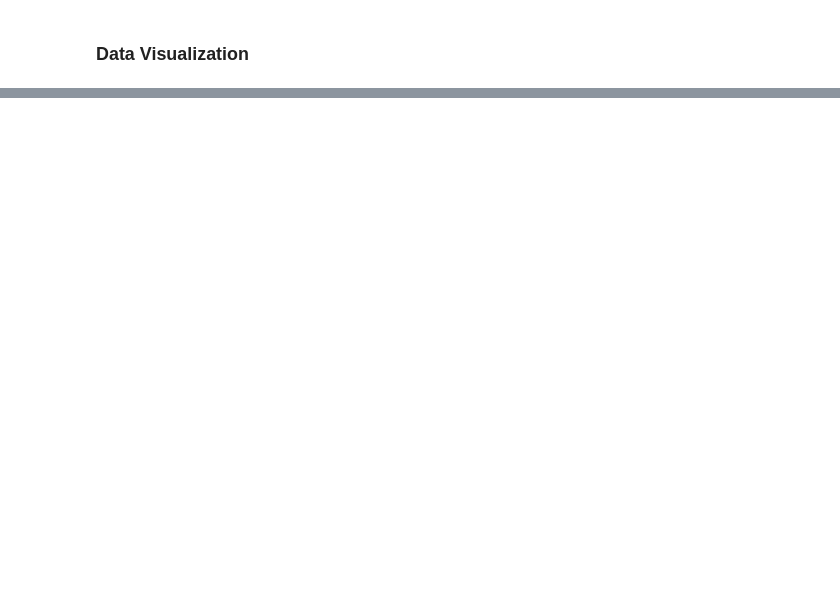
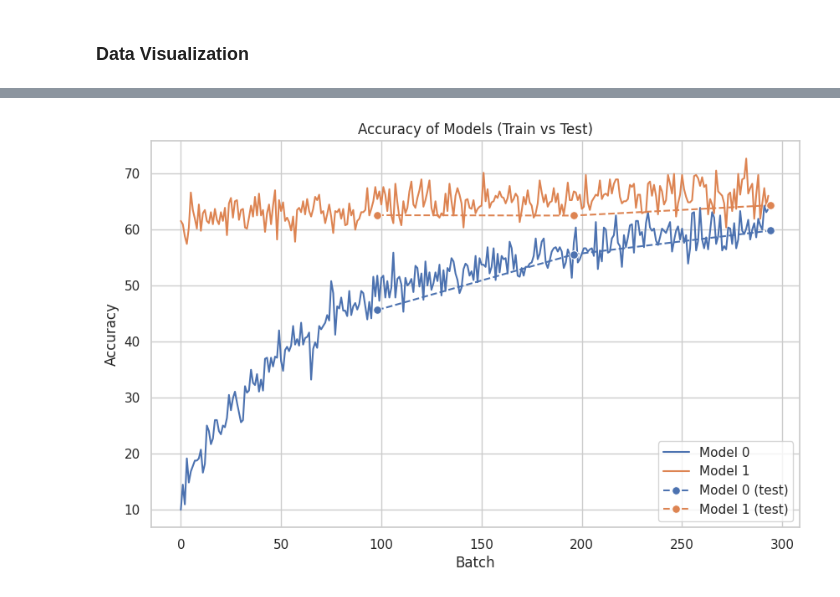
Before and after one commit to hdspgroup/pytorch-course, a Jupyter notebook: classification_pytorch.ipynb, the cells around one changed output, grey strips where cells are left out. Cells and saved outputs as stored; diff of their text form; code cells hidden in the pictures; blank space fills up the shorter version.

```diff
--- a/classification_pytorch.ipynb
+++ b/classification_pytorch.ipynb
@@ -7,8 +7,9 @@ import torch
 import torchvision
 import time
 import random
+import seaborn as sns
 
-use_gpu = torch.cuda.is_available()
+device = torch.device('cuda:0' if torch.cuda.is_available() else 'cpu')
 
 # Load and transform data
 transform = torchvision.transforms.Compose([
@@ -116,10 +116,10 @@ class AverageMeter(object):
     return f"{self.avg}"
 
   def reset(self):
-    self.val, self.avg, self.sum, self.count = 0, 0, 0, 0
+    self.vals, self.avg, self.sum, self.count = [], 0, 0, 0
 
   def update(self, val, n=1):
-    self.val = val
+    self.vals.append(val)
     self.sum += val * n
     self.count += n
     self.avg = self.sum / self.count
@@ -227,9 +227,8 @@ def train(train_loader, model, criterion, epoch):
 # %%
 # Move model and loss function to GPU
 
-if use_gpu:
-  criterion = criterion.cuda()
-  model = model.cuda()
+criterion = criterion.to(device)
+model = model.to(device)
 # %%
 # train model for 1000 epochs
 
@@ -261,0 +333,35 @@ Test:   Time 0.014 (0.018)      Data 0.000 (0.000)      Loss 1.8186 (1.7947)
+# %%
+def batch_lineplot(history):
+    """
+    This function plots the training and testing history for n models
+
+    Parameters:
+    ----------
+    history: numpy array
+        list of training history for n models, each model is a dictionary with keys 'loss', 'acc', 'val_loss', 'val_acc'
+        each model must have the same number of epochs and metrics
+
+    """
+
+    accs = [ model['acc'] for model in history ]
+    val_accs = [ model['val_acc'] for model in history ]
+
+    sns.set(style="whitegrid")
+
+    plt.figure(figsize=(10, 6))
+    for i,acc in enumerate(accs):
+        sns.lineplot(x=range(len(acc)), y=acc, label=f'Model {i}')
+
+    plt.gca().set_prop_cycle(None) # restar color cycle
+
+    for i, val_acc in enumerate(val_accs):
+        sns.lineplot(x=range( len(accs[0])//(len(val_acc)), len(accs[0])+1, len(accs[0])//(len(val_acc))), y=val_acc, label=f'Model {i} (test)'
+                     , marker='o', markersize=7, linestyle='--')
+
+    plt.xlabel('Batch')
+    plt.ylabel('Accuracy')
+    plt.title('Accuracy of Models (Train vs Test)')
+# %%
+batch_lineplot(np.array([history,history_2]))
+# %% [output]
+[figure, added]
```
Also changed, not shown: parts of 8 cells of this notebook.
